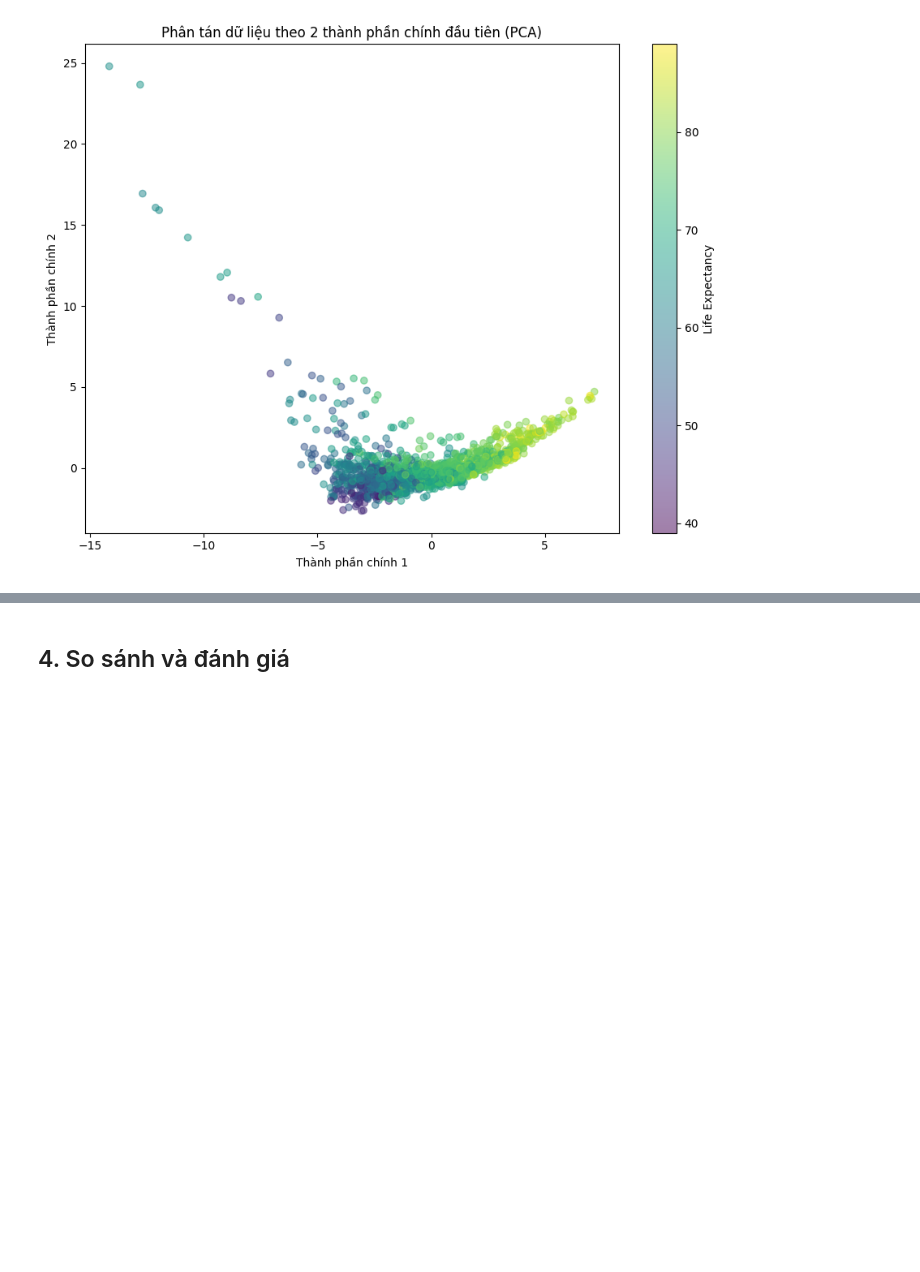
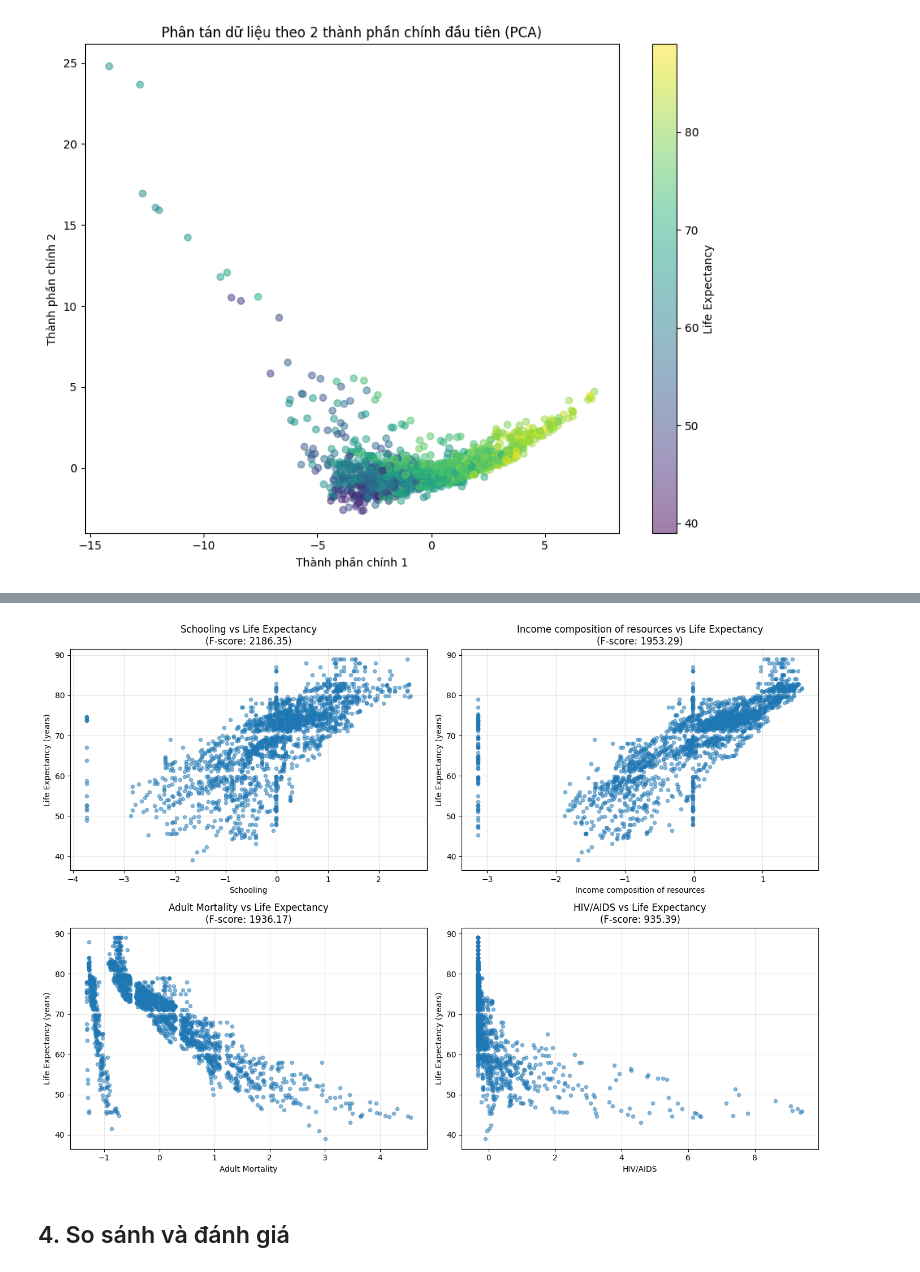
Before and after one commit to ducqwang/life-expectancy-prediction, a Jupyter notebook: src/source.ipynb, the cells around one changed output, grey strips where cells are left out. Saved outputs shown, nothing was run; the diff lists cells and outputs as text; code cells hidden in the pictures; blank space fills up the shorter version.

```diff
--- a/src/source.ipynb
+++ b/src/source.ipynb
@@ -503,3 +645,23 @@ plt.show()
+# %%
+# Vẽ scatter plots cho top 4 features vs Life expectancy
+top_4_features = feature_scores.head(4)['Feature'].tolist()
+
+fig, axes = plt.subplots(2, 2, figsize=(14, 10))
+axes = axes.flatten()
+
+for i, feature in enumerate(top_4_features):
+    feat_idx = X.columns.tolist().index(feature)
+    axes[i].scatter(X_train_scaled[:, feat_idx], y_train, alpha=0.5, s=20)
+    axes[i].set_xlabel(feature)
+    axes[i].set_ylabel('Life Expectancy (years)')
+    axes[i].set_title(f'{feature} vs Life Expectancy\n(F-score: {feature_scores[feature_scores["Feature"]==feature]["Score"].values[0]:.2f})')
+    axes[i].grid(alpha=0.3)
+
+plt.tight_layout()
+plt.savefig('../results/figures/selectkbest_top4_scatter.png', dpi=300, bbox_inches='tight')
+plt.show()
+# %% [output]
+[figure, added]
 # %% [markdown]
 ## 4. So sánh và đánh giá
 # %%
```
Also changed, not shown: parts of 35 cells of this notebook, 9 other files.
